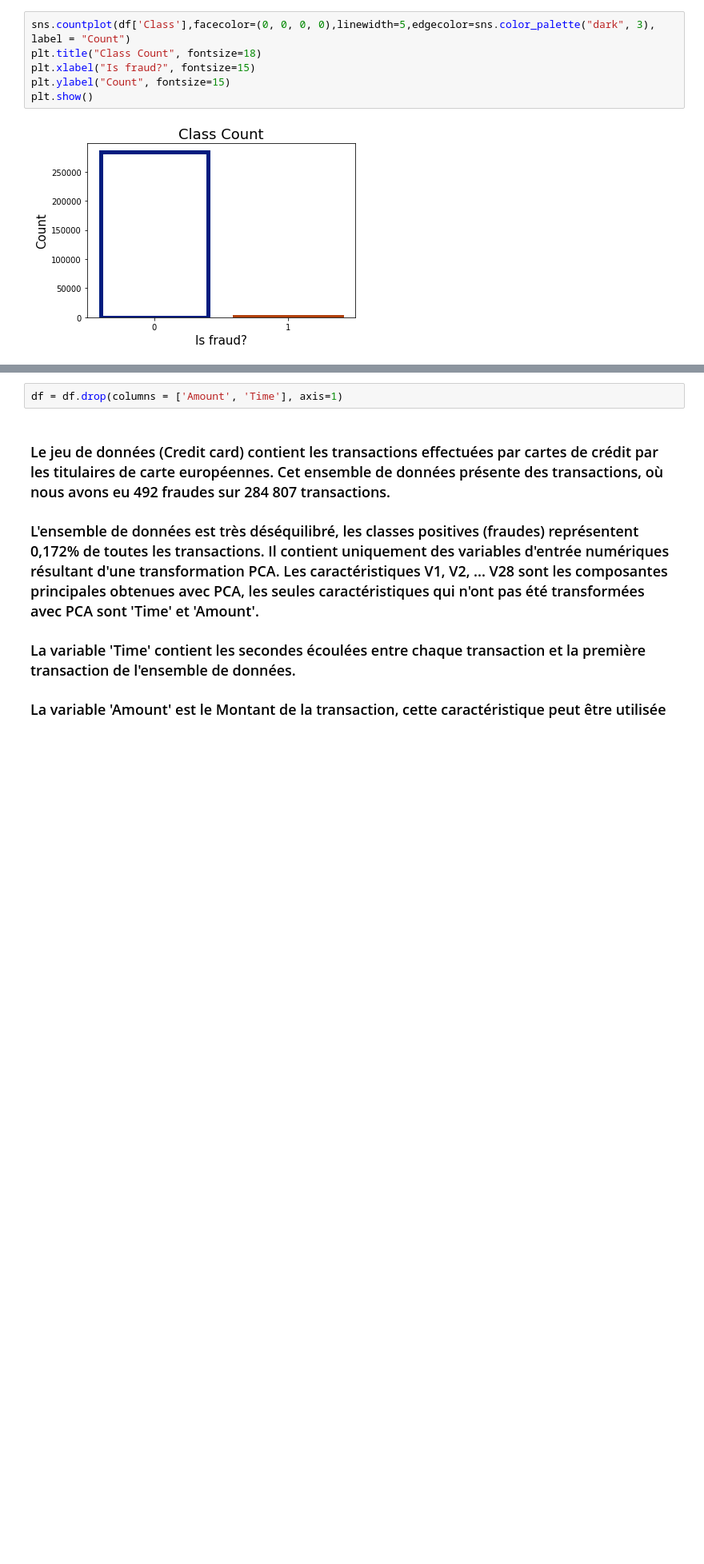
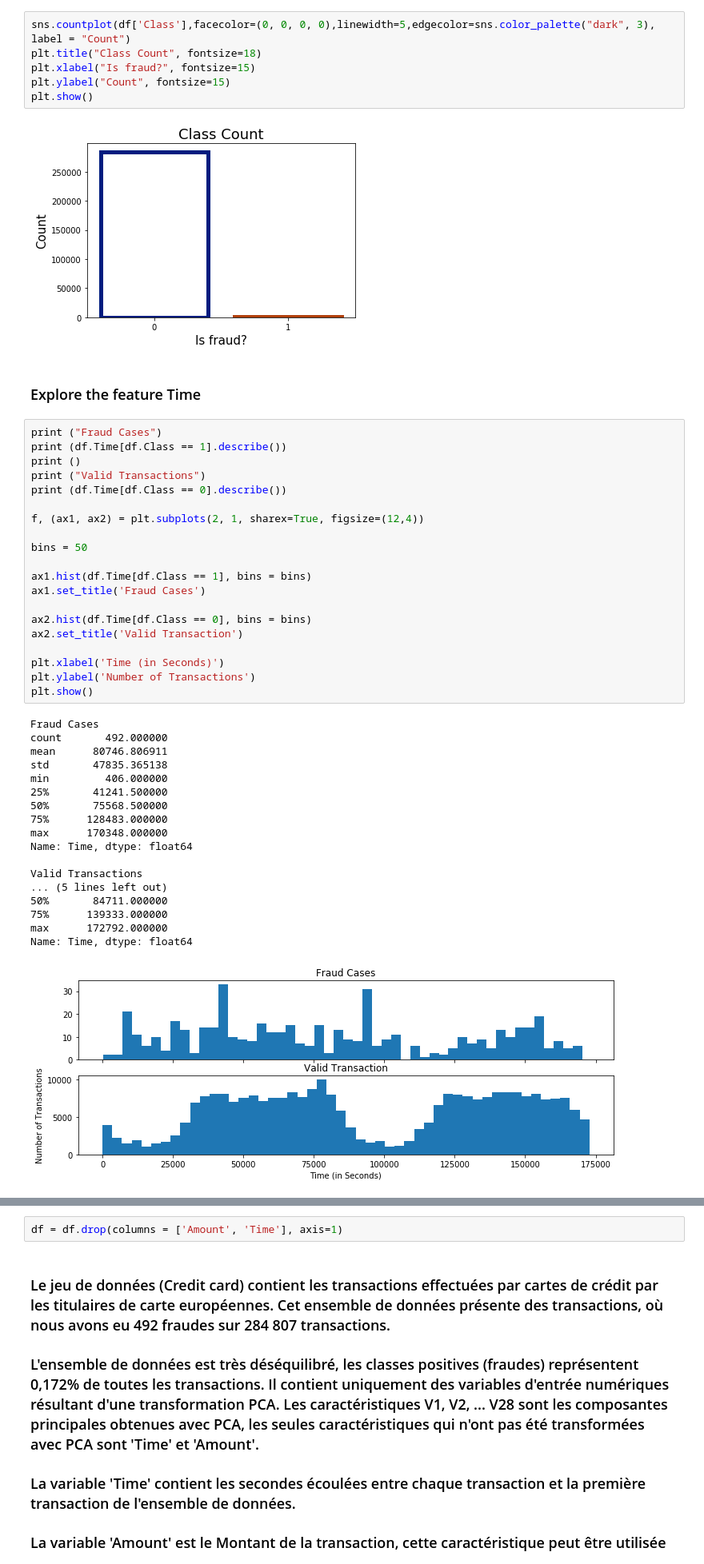
Before and after one commit to RihabBedoui/fraud_detection, a Jupyter notebook: fraudulent_transaction.ipynb, the cells around one changed output, grey strips where cells are left out. Shown: that part at 80% size. Drawn from its saved outputs; the diff is of its cells as text; blank space fills up the shorter version.

Commit message:
Fraud_detection_new

```diff
--- a/fraudulent_transaction.ipynb
+++ b/fraudulent_transaction.ipynb
@@ -60,3 +64,44 @@ plt.ylabel("Count", fontsize=15)
 plt.show()
 # %% [output]
 [figure]
+# %% [markdown]
+### Explore the feature Time
+# %%
+print ("Fraud Cases")
+print (df.Time[df.Class == 1].describe())
+print ()
+print ("Valid Transactions")
+print (df.Time[df.Class == 0].describe())
+
+f, (ax1, ax2) = plt.subplots(2, 1, sharex=True, figsize=(12,4))
+
+bins = 50
+
+ax1.hist(df.Time[df.Class == 1], bins = bins)
+ax1.set_title('Fraud Cases')
+
+ax2.hist(df.Time[df.Class == 0], bins = bins)
+ax2.set_title('Valid Transaction')
+
+plt.xlabel('Time (in Seconds)')
+plt.ylabel('Number of Transactions')
+plt.show()
+# %% [output]
+Fraud Cases
+count       492.000000
+mean      80746.806911
+std       47835.365138
+min         406.000000
+25%       41241.500000
+50%       75568.500000
+75%      128483.000000
+max      170348.000000
+Name: Time, dtype: float64
+
+Valid Transactions
+... (5 lines left out)
+50%       84711.000000
+75%      139333.000000
+max      172792.000000
+Name: Time, dtype: float64
+[figure, added]
```
Also changed, not shown: parts of 24 cells of this notebook.
